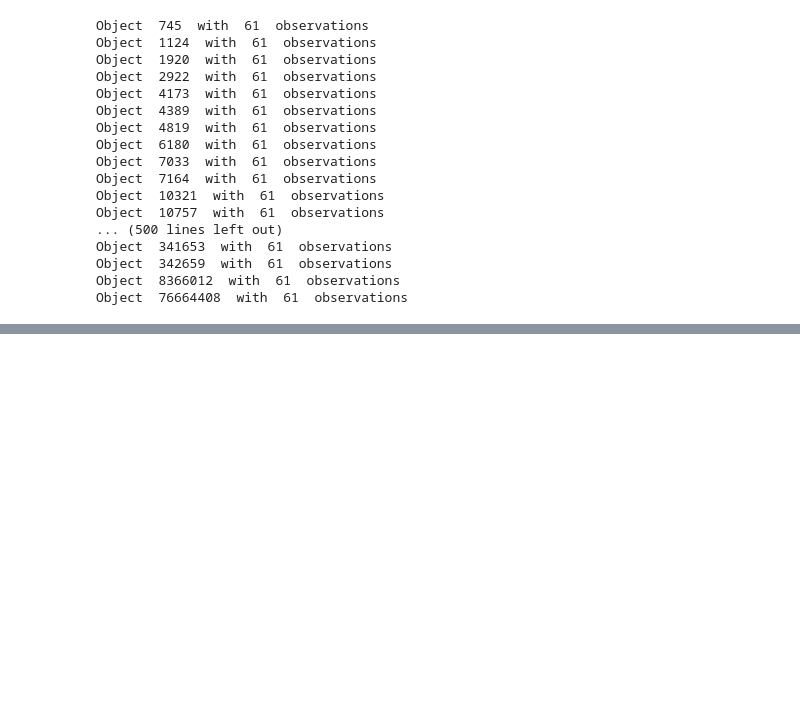
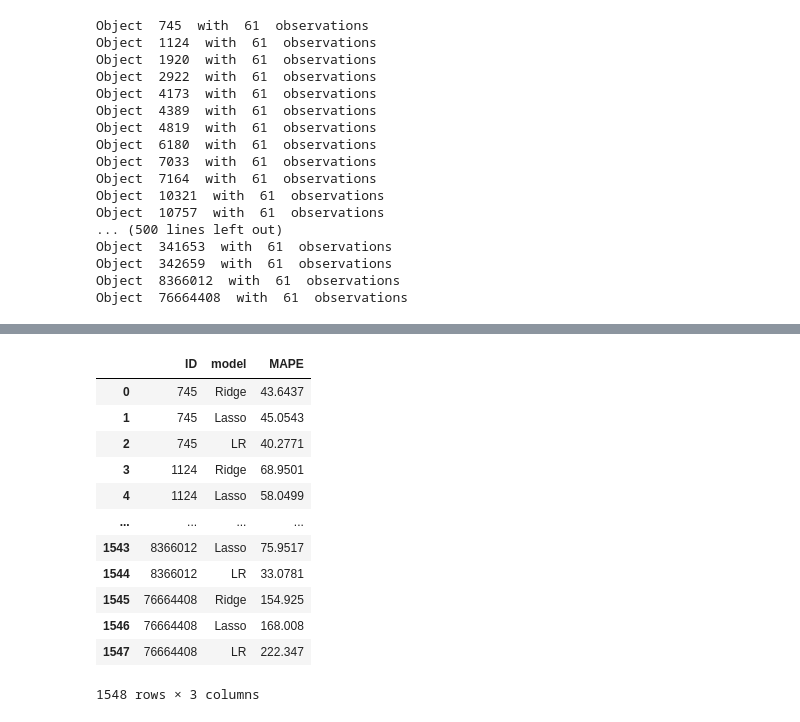
Before and after one commit to HSE-LAMBDA/light_curve_approx, a Jupyter notebook: notebooks/LinearNotebook.ipynb, the cells around one changed output, grey strips where cells are left out. Saved outputs shown, nothing was run; the diff lists cells and outputs as text; code cells hidden in the pictures; blank space fills up the shorter version.

```diff
--- a/notebooks/LinearNotebook.ipynb
+++ b/notebooks/LinearNotebook.ipynb
@@ -288,0 +319,16 @@ report
+# %%
+mape_line
+# %% [output]
+|  | ID | model | MAPE |
+| 0 | 745 | Ridge | 43.6437 |
+| 1 | 745 | Lasso | 45.0543 |
+| 2 | 745 | LR | 40.2771 |
+| 3 | 1124 | Ridge | 68.9501 |
+| 4 | 1124 | Lasso | 58.0499 |
+| ... | ... | ... | ... |
+| 1543 | 8366012 | Lasso | 75.9517 |
+| 1544 | 8366012 | LR | 33.0781 |
+| 1545 | 76664408 | Ridge | 154.925 |
+| 1546 | 76664408 | Lasso | 168.008 |
+| 1547 | 76664408 | LR | 222.347 |
+1548 rows × 3 columns
```
Also changed, not shown: parts of 13 cells of this notebook, 6 other files.
